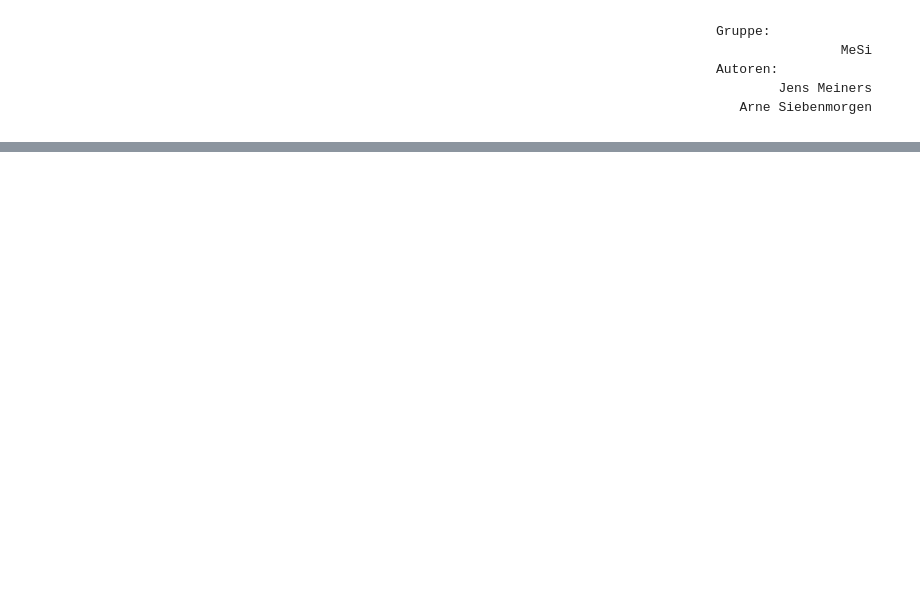
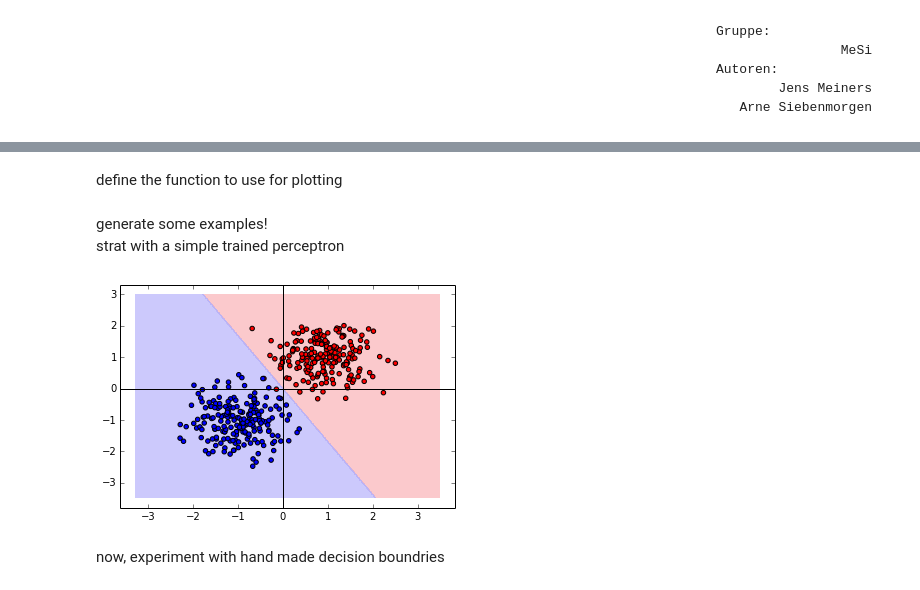
Before and after one commit to JensMeiners/MI1, a Jupyter notebook: Ex08/Ex08.ipynb, the cells around one changed output, grey strips where cells are left out. Drawn from its saved outputs; the diff is of its cells as text; code cells hidden in the pictures; blank space fills up the shorter version.

```diff
--- a/Ex08/Ex08.ipynb
+++ b/Ex08/Ex08.ipynb
@@ -14,0 +56,47 @@ Arne Siebenmorgen
+# %%
+def plot_(model, w=None,b=None):
+    """
+    with model(X):
+    X : array-like, shape (n_samples, n_features)
+    """
+    h = .02  # step size in the mesh
+
+
+    # create a mesh to plot in
+    x_min, x_max = X[:, 0].min() - 1, X[:, 0].max() + 1
+    y_min, y_max = X[:, 1].min() - 1, X[:, 1].max() + 1
+    xx, yy = np.meshgrid(np.arange(x_min, x_max, h),
+                         np.arange(y_min, y_max, h))
+
+    # Plot the decision boundary. For that, we will assign a color to each
+    # point in the mesh [x_min, m_max]x[y_min, y_max].
+    fig, ax = subplots()
+    if w is not None:
+        Z = model(np.c_[xx.ravel(), yy.ravel()],w,b)
+    else:
+        Z = model(np.c_[xx.ravel(), yy.ravel()])
+
+    # Put the result into a color plot
+    Z = Z.reshape(xx.shape)
+    ax.contourf(xx, yy, Z, cmap=cmap, alpha=.7)
+
+    # Plot also the training points
+    plt.scatter(X1, y1, c='red')
+    plt.scatter(X2, y2, c='blue')
+
+    plt.axhline(0, color='black')
+    plt.axvline(0, color='black')
+
+    plt.show()
+# %% [markdown]
+define the function to use for plotting
+# %% [markdown]
+generate some examples!<br>
+strat with a simple trained perceptron
+# %%
+clf = Perceptron(n_iter=100).fit(X, Y)
+plot_(clf.predict)
+# %% [output]
+[figure, added]
+# %% [markdown]
+now, experiment with hand made decision boundries
```
Also changed, not shown: parts of 14 cells of this notebook.
